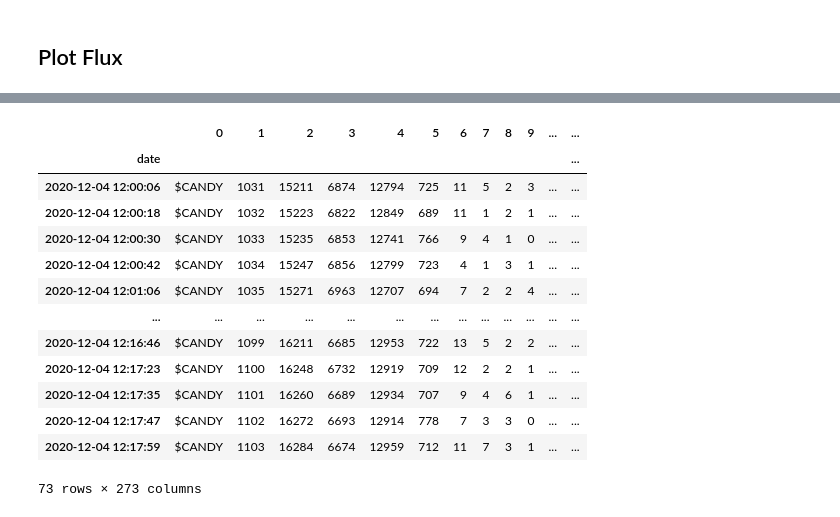
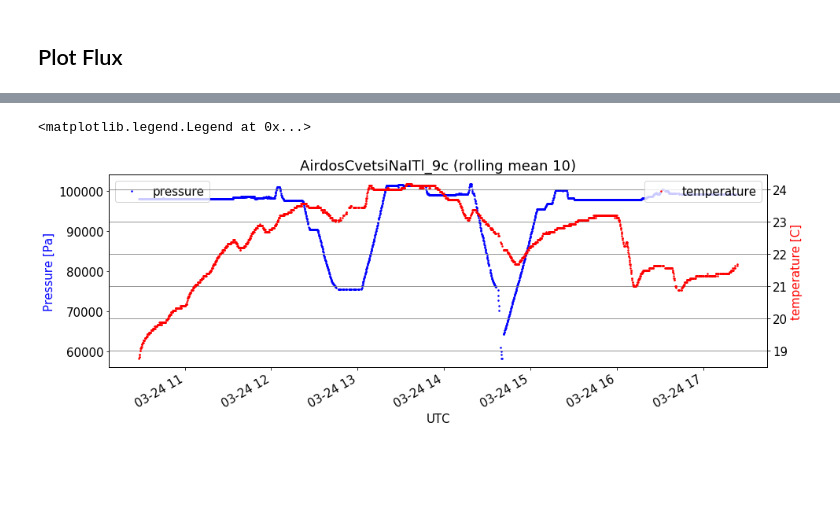
Before and after one commit to UniversalScientificTechnologies/GEODOS01, a Jupyter notebook: notebooks/GEODOS.ipynb, the cells around one changed output, grey strips where cells are left out. Cells and saved outputs as stored; diff of their text form; code cells hidden in the pictures; blank space fills up the shorter version.

```diff
--- a/notebooks/GEODOS.ipynb
+++ b/notebooks/GEODOS.ipynb
@@ -662,17 +163,38 @@ Standard deviation from rolling mean values = 0.42
-# %%
-dose
-# %% [output]
-|  | 0 | 1 | 2 | 3 | 4 | 5 | 6 | 7 | 8 | 9 | ... | ... |
-| date |  |  |  |  |  |  |  |  |  |  |  | ... |
-| 2020-12-04 12:00:06 | $CANDY | 1031 | 15211 | 6874 | 12794 | 725 | 11 | 5 | 2 | 3 | ... | ... |
-| 2020-12-04 12:00:18 | $CANDY | 1032 | 15223 | 6822 | 12849 | 689 | 11 | 1 | 2 | 1 | ... | ... |
-| 2020-12-04 12:00:30 | $CANDY | 1033 | 15235 | 6853 | 12741 | 766 | 9 | 4 | 1 | 0 | ... | ... |
-| 2020-12-04 12:00:42 | $CANDY | 1034 | 15247 | 6856 | 12799 | 723 | 4 | 1 | 3 | 1 | ... | ... |
-| 2020-12-04 12:01:06 | $CANDY | 1035 | 15271 | 6963 | 12707 | 694 | 7 | 2 | 2 | 4 | ... | ... |
-| ... | ... | ... | ... | ... | ... | ... | ... | ... | ... | ... | ... | ... |
-| 2020-12-04 12:16:46 | $CANDY | 1099 | 16211 | 6685 | 12953 | 722 | 13 | 5 | 2 | 2 | ... | ... |
-| 2020-12-04 12:17:23 | $CANDY | 1100 | 16248 | 6732 | 12919 | 709 | 12 | 2 | 2 | 1 | ... | ... |
-| 2020-12-04 12:17:35 | $CANDY | 1101 | 16260 | 6689 | 12934 | 707 | 9 | 4 | 6 | 1 | ... | ... |
-| 2020-12-04 12:17:47 | $CANDY | 1102 | 16272 | 6693 | 12914 | 778 | 7 | 3 | 3 | 0 | ... | ... |
-| 2020-12-04 12:17:59 | $CANDY | 1103 | 16284 | 6674 | 12959 | 712 | 11 | 7 | 3 | 1 | ... | ... |
-73 rows × 273 columns
+# %%
+NOISE_LEVEL = 7
+LAST_CHANNEL = 270
+WINDOW = 10
+
+plt.figure(figsize=(15,5))
+plt.tight_layout()
+matplotlib.rcParams.update({'font.size': 15})
+
+
+xx = hist
+xx.set_index('UTC', inplace = True, drop=False)
+#xx = xx.loc['2019-11-27 00:00:00':'2019-11-29 01:30:00']
+#xx = xx.loc['2020-12-04 11:55:00':'2020-12-04 12:20:00']
+
+
+
+xx[3].plot(c='blue', linestyle='', marker='.', ms=3, label = 'pressure')
+
+s = fto.split('/')
+plt.title(s[len(s)-2] + ' (rolling mean ' + str(WINDOW) + ')')
+#plt.ylim([0,1.5])
+plt.xlabel('UTC')
+plt.ylabel(r'Pressure [Pa]', color='blue')
+plt.legend(loc=2)
+
+ax = plt.twinx()
+
+#plt.ylim([0,14000])
+xx[4].plot(c='red', label='temperature', marker='.', ms=3, linewidth='1', linestyle='none', drawstyle='steps-mid')
+plt.ylabel('temperature [C]', color='red')
+
+plt.grid(b=True, which='major', color='grey', linestyle='-')
+plt.grid(b=True, which='minor', color='grey', linestyle='-')
+plt.legend()
+# %% [output]
+<matplotlib.legend.Legend at 0x...>
+[figure, added]
```
Also changed, not shown: parts of 20 cells of this notebook.
